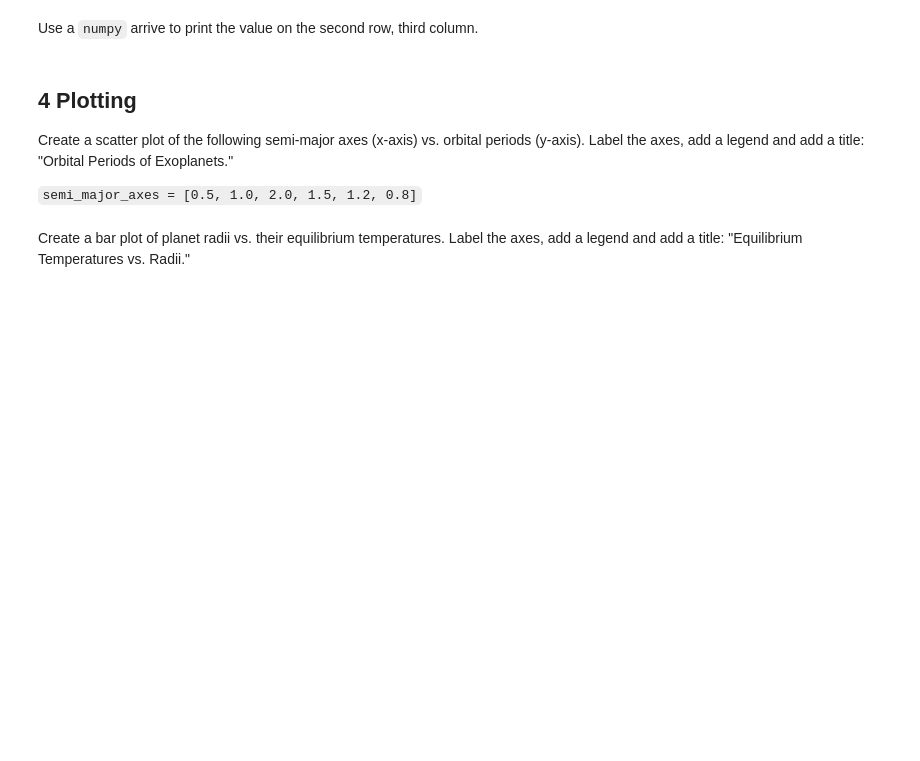
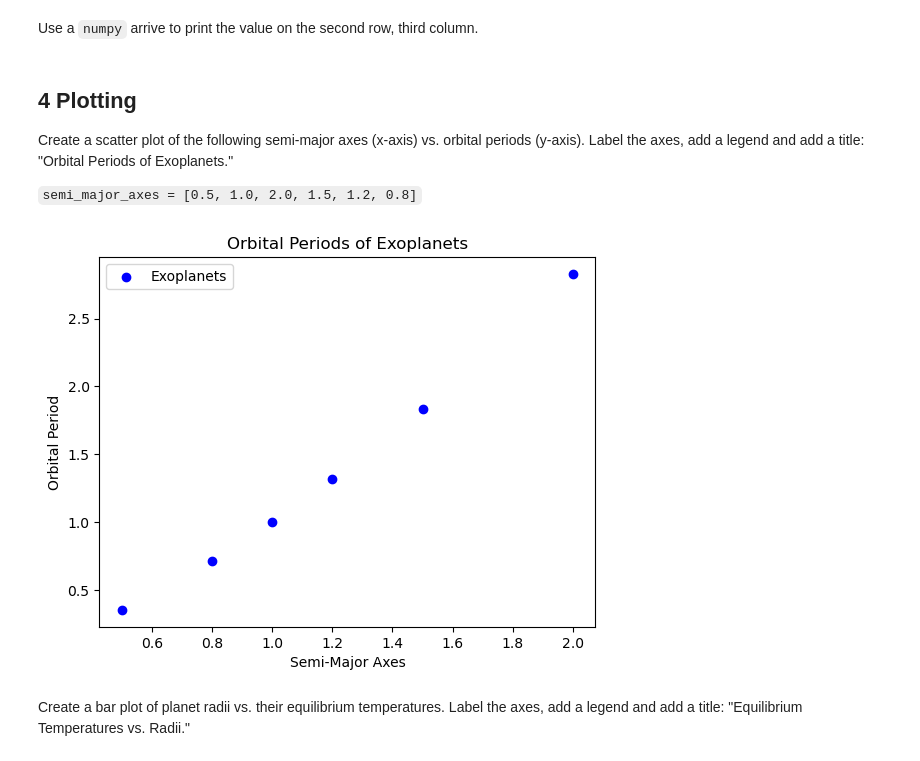
Before and after one commit to 1mpersec/ulab_persephone, a Jupyter notebook: homework11/hw11.ipynb, the cells around one changed output. Drawn from its saved outputs; the diff is of its cells as text; code cells hidden in the pictures; blank space fills up the shorter version.

```diff
--- a/homework11/hw11.ipynb
+++ b/homework11/hw11.ipynb
@@ -203,7 +233,25 @@ Create a scatter plot of the following semi-major axes (x-axis) vs. orbital peri
 
 `semi_major_axes = [0.5, 1.0, 2.0, 1.5, 1.2, 0.8]`
 # %%
-# Your code here
+import matplotlib.pyplot as plt
+
+semi_major_axes = np.array([0.5, 1.0, 2.0, 1.5, 1.2, 0.8])
+orbital_periods_val = orbital_period(semi_major_axes)
+
+# Making the plot
+plt.scatter(semi_major_axes, orbital_periods_val)
+
+# Add labels
+plt.xlabel('Semi-Major Axes')
+plt.ylabel('Orbital Period')
+plt.title('Orbital Periods of Exoplanets')
+
+# Add legend
+plt.legend()
+
+plt.show()
+# %% [output]
+[figure, added]
 # %% [markdown]
 Create a bar plot of planet radii vs. their equilibrium temperatures. Label the axes, add a legend and add a title: "Equilibrium Temperatures vs. Radii."
 # %%
```
Also changed, not shown: parts of 13 cells of this notebook, 1 other file.
